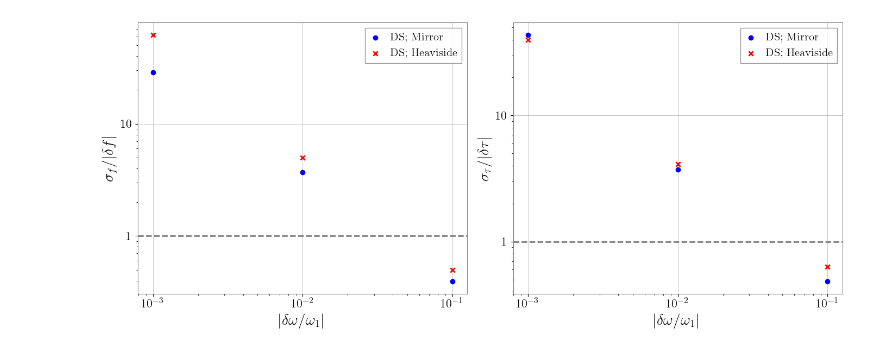
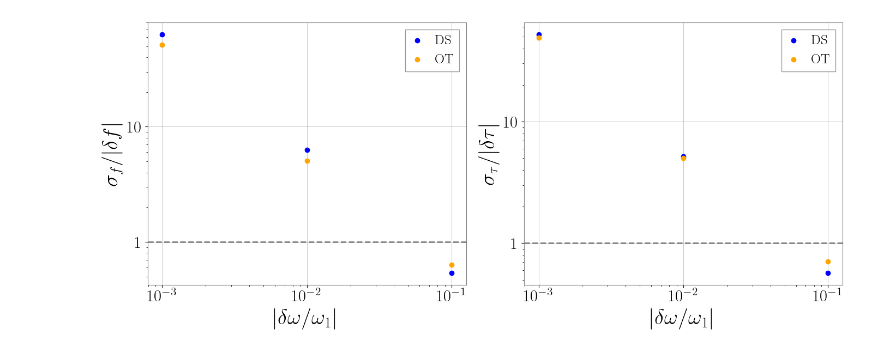
Before and after one commit to Hayato-Imafuku/ringdown, a Jupyter notebook: calculate_resolvability_of_complex_frequencies.ipynb, the cells around one changed output. Saved outputs shown, nothing was run; the diff lists cells and outputs as text; code cells hidden in the pictures.

```diff
--- a/calculate_resolvability_of_complex_frequencies.ipynb
+++ b/calculate_resolvability_of_complex_frequencies.ipynb
@@ -224,64 +343,73 @@ Fractional accuracy in dw: 153.74060745954935
 plt.style.use('~/research/my_plot_style.style')
 fig, ax = plt.subplots(1, 2, figsize=(14, 6))
 
-DS_Mirror_dw_over_w1 = [r['dw_over_w1'] for r in DS_Mirror_result_list if r['resolvability_f'] is not None]
-DS_Mirror_resolv_f = [r['resolvability_f'] for r in DS_Mirror_result_list if r['resolvability_f'] is not None]
-DS_Mirror_resolv_tau = [r['resolvability_tau'] for r in DS_Mirror_result_list if r['resolvability_tau'] is not None]
+# DS_Mirror_dw_over_w1 = [r['dw_over_w1'] for r in DS_Mirror_result_list if r['resolvability_f'] is not None]
+# DS_Mirror_resolv_f = [r['resolvability_f'] for r in DS_Mirror_result_list if r['resolvability_f'] is not None]
+# DS_Mirror_resolv_tau = [r['resolvability_tau'] for r in DS_Mirror_result_list if r['resolvability_tau'] is not None]
+# ax[0].scatter(DS_Mirror_dw_over_w1, DS_Mirror_resolv_f, marker='o', color='blue', label='DS; Mirror')
+# ax[1].scatter(DS_Mirror_dw_over_w1, DS_Mirror_resolv_tau, marker='o', color='blue', label='DS; Mirror')
 
-
-DS_Heaviside_dw_over_w1 = [r['dw_over_w1'] for r in DS_Heaviside_result_list if r['resolvability_f'] is not None]
-DS_Heaviside_resolv_f = [r['resolvability_f'] for r in DS_Heaviside_result_list if r['resolvability_f'] is not None]
-DS_Heaviside_resolv_tau = [r['resolvability_tau'] for r in DS_Heaviside_result_list if r['resolvability_tau'] is not None]
-
+# DS_Heaviside_dw_over_w1 = [r['dw_over_w1'] for r in DS_Heaviside_result_list if r['resolvability_f'] is not None]
+# DS_Heaviside_resolv_f = [r['resolvability_f'] for r in DS_Heaviside_result_list if r['resolvability_f'] is not None]
+# DS_Heaviside_resolv_tau = [r['resolvability_tau'] for r in DS_Heaviside_result_list if r['resolvability_tau'] is not None]
+# ax[0].scatter(DS_Heaviside_dw_over_w1, DS_Heaviside_resolv_f, marker='x', color='red', label='DS; Heaviside')
+# ax[1].scatter(DS_Heaviside_dw_over_w1, DS_Heaviside_resolv_tau, marker='x', color='red', label='DS; Heaviside')
 
 # OT_dw_over_w1 = [r['dw_over_w1'] for r in OT_result_list if r['resolvability_f'] is not None]
 # OT_resolv_f = [r['resolvability_f'] for r in OT_result_list if r['resolvability_f'] is not None]
 # OT_resolv_tau = [r['resolvability_tau'] for r in OT_result_list if r['resolvability_tau'] is not None]
+# ax[0].scatter(OT_dw_over_w1, OT_resolv_f, marker='o', color='orange', label='OT')
+# ax[1].scatter(OT_dw_over_w1, OT_resolv_tau, marker='o', color='orange', label='OT')
 
 # OT_conditional_resolv_f = [r['resolvability_f'] for r in OT_conditional_result_list if r['resolvability_f'] is not None]
 # OT_conditional_resolv_tau = [r['resolvability_tau'] for r in OT_conditional_result_list if r['resolvability_tau'] is not None]
+# ax[0].scatter(OT_dw_over_w1, OT_conditional_resolv_f, marker='o', color='purple', label='OT; '+r'$\delta f<0$'+' prior')
+# ax[1].scatter(OT_dw_over_w1, OT_conditional_resolv_tau, marker='o', color='purple', label='OT; '+r'$\delta \tau>0$'+' prior')
 
 # OTRA_resolv_f = [r['resolvability_f'] for r in OTRA_result_list if r['resolvability_f'] is not None]
 # OTRA_resolv_tau = [r['resolvability_tau'] for r in OTRA_result_list if r['resolvability_tau'] is not None]
+# ax[0].scatter(OT_dw_over_w1, OTRA_resolv_f, marker='o', color='green', label='OTRA')
+# ax[1].scatter(OT_dw_over_w1, OTRA_resolv_tau, marker='o', color='green', label='OTRA')
 
 # OTRA_delta_f_prior_resolv_f =[r['resolvability_f'] for r in OTRA_conditional_result_list if r['resolvability_f'] is not None]
 # OTRA_delta_tau_prior_resolv_tau = [r['resolvability_tau'] for r in OTRA_conditional_result_list if r['resolvability_tau'] is not None]
+# ax[0].scatter(OT_dw_over_w1, OTRA_delta_f_prior_resolv_f, marker='o', color='red', label='OTRA; '+r'$\delta f<0$'+' prior')
+# ax[1].scatter(OT_dw_over_w1, OTRA_delta_tau_prior_resolv_tau, marker='o', color='red', label='OTRA; '+r'$\delta \tau>0$'+' prior')
 
-ax[0].scatter(DS_Mirror_dw_over_w1, DS_Mirror_resolv_f, marker='o', color='blue', label='DS; Mirror')
-ax[0].scatter(DS_Heaviside_dw_over_w1, DS_Heaviside_resolv_f, marker='x', color='red', label='DS; Heaviside')
-# ax[0].scatter(OT_dw_over_w1, OT_resolv_f, marker='o', color='orange', label='OT')
-# ax[0].scatter(OT_dw_over_w1, OT_conditional_resolv_f, marker='o', color='purple', label='OT; '+r'$\delta f<0$'+' prior')
-# ax[0].scatter(OT_dw_over_w1, OTRA_resolv_f, marker='o', color='green', label='OTRA')
-# ax[0].scatter(OT_dw_over_w1, OTRA_delta_f_prior_resolv_f, marker='o', color='red', label='OTRA; '+r'$\delta f<0$'+' prior')
+DS_dw_over_w1_pyring = [r['dw_over_w1'] for r in DS_result_list_pyring if r['resolvability_f'] is not None]
+DS_resolv_f_pyring = [r['resolvability_f'] for r in DS_result_list_pyring if r['resolvability_f'] is not None]
+DS_resolv_tau_pyring = [r['resolvability_tau'] for r in DS_result_list_pyring if r['resolvability_tau'] is not None]
+ax[0].scatter(DS_dw_over_w1_pyring, DS_resolv_f_pyring, marker='o', color='blue', label='DS')
+ax[1].scatter(DS_dw_over_w1_pyring, DS_resolv_tau_pyring, marker='o', color='blue', label='DS')
+
+OT_dw_over_w1_pyring = [r['dw_over_w1'] for r in OT_result_list_pyring if r['resolvability_f'] is not None]
+OT_resolv_f_pyring = [r['resolvability_f'] for r in OT_result_list_pyring if r['resolvability_f'] is not None]
+OT_resolv_tau_pyring = [r['resolvability_tau'] for r in OT_result_list_pyring if r['resolvability_tau'] is not None]
+ax[0].scatter(OT_dw_over_w1_pyring, OT_resolv_f_pyring, marker='o', color='orange', label='OT')
+ax[1].scatter(OT_dw_over_w1_pyring, OT_resolv_tau_pyring, marker='o', color='orange', label='OT')
 
 ax[0].axhline(y=1, color='gray', linestyle='--')
 ax[0].set_xscale('log')
 ax[0].set_yscale('log')
 ax[0].set_xlabel(r'$|\delta\omega / \omega_{1}|$')
 ax[0].set_ylabel(r'$\sigma_{f} / |\delta f|$')
 ax[0].legend()
 ax[0].grid(True)
 
-ax[1].scatter(DS_Mirror_dw_over_w1, DS_Mirror_resolv_tau, marker='o', color='blue', label='DS; Mirror')
-ax[1].scatter(DS_Heaviside_dw_over_w1, DS_Heaviside_resolv_tau, marker='x', color='red', label='DS; Heaviside')
-# ax[1].scatter(OT_dw_over_w1, OT_resolv_tau, marker='o', color='orange', label='OT')
-# ax[1].scatter(OT_dw_over_w1, OT_conditional_resolv_tau, marker='o', color='purple', label='OT; '+r'$\delta \tau>0$'+' prior')
-# ax[1].scatter(OT_dw_over_w1, OTRA_resolv_tau, marker='o', color='green', label='OTRA')
-# ax[1].scatter(OT_dw_over_w1, OTRA_delta_tau_prior_resolv_tau, marker='o', color='red', label='OTRA; '+r'$\delta \tau>0$'+' prior')
 ax[1].axhline(y=1, color='gray', linestyle='--')
 ax[1].set_xscale('log')
 ax[1].set_yscale('log')
 ax[1].set_xlabel(r'$|\delta\omega / \omega_{1}|$')
 ax[1].set_ylabel(r'$\sigma_{\tau} / |\delta \tau|$')
 ax[1].legend()
 ax[1].grid(True)
 
 for _ax in ax.flatten():
     _ax.set_axisbelow(True)
 fig.tight_layout()
 plt.show()
 # %% [output]
-[figure, old version]
+[figure, new version]
 # %%
 fig, ax = plt.subplots(2, 2, figsize=(14, 12))
 
```
Also changed, not shown: parts of 4 cells of this notebook, 28 other files.
